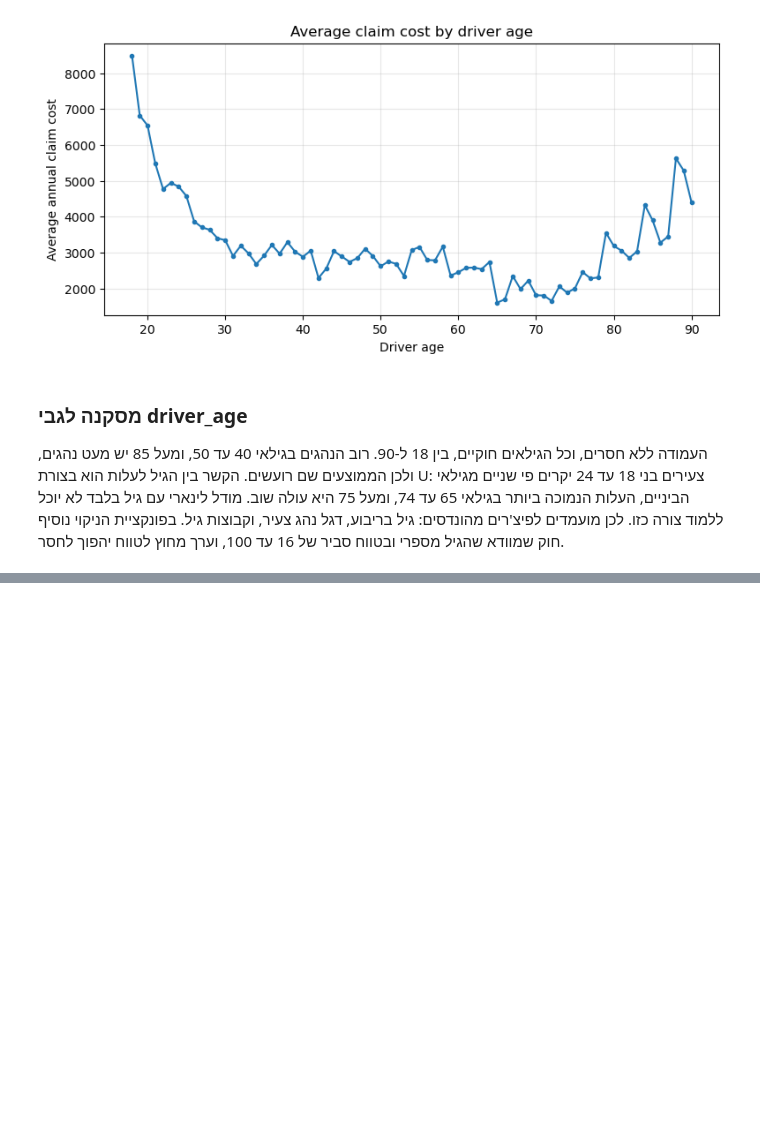
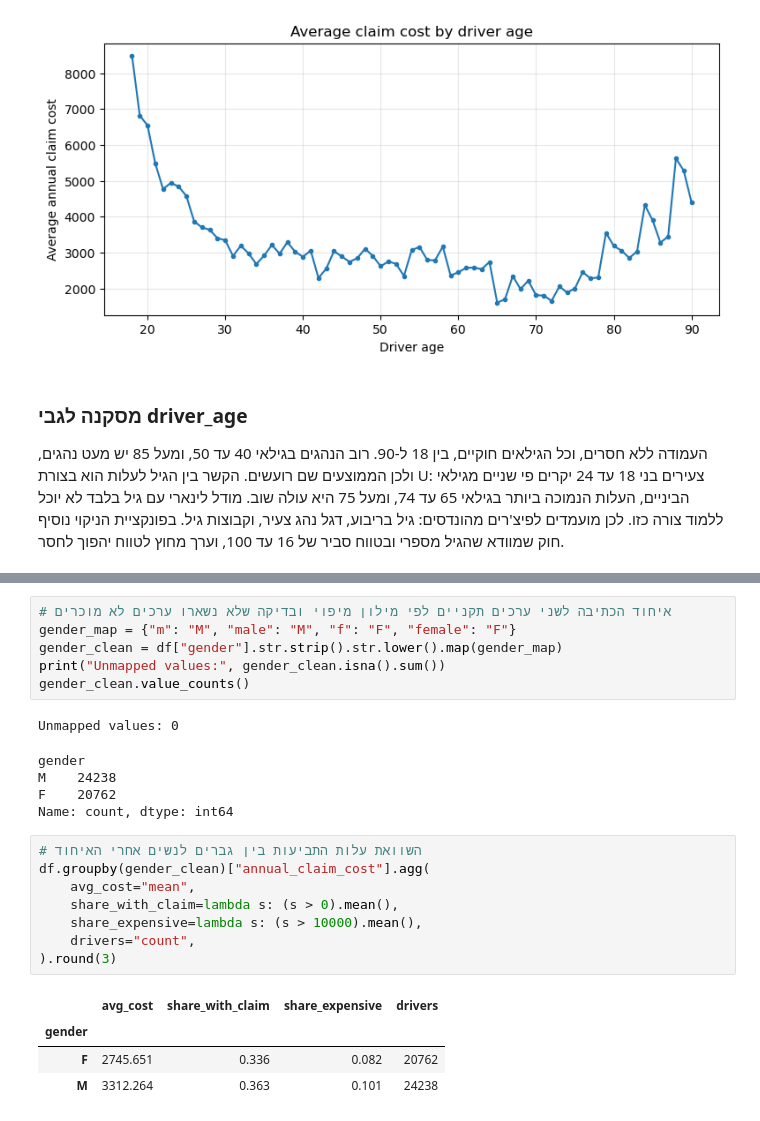
Before and after one commit to liadrimer/car-insurance-claim-prediction, a Jupyter notebook: cleaning_driver.ipynb, the cells around one changed output, grey strips where cells are left out. Cells and saved outputs as stored; diff of their text form; blank space fills up the shorter version.

Commit message:
Add files via upload
Clean and analyze gender

```diff
--- a/cleaning_driver.ipynb
+++ b/cleaning_driver.ipynb
@@ -399,0 +432,25 @@ plt.show()
+# %%
+# איחוד הכתיבה לשני ערכים תקניים לפי מילון מיפוי ובדיקה שלא נשארו ערכים לא מוכרים
+gender_map = {"m": "M", "male": "M", "f": "F", "female": "F"}
+gender_clean = df["gender"].str.strip().str.lower().map(gender_map)
+print("Unmapped values:", gender_clean.isna().sum())
+gender_clean.value_counts()
+# %% [output]
+Unmapped values: 0
+gender
+M    24238
+F    20762
+Name: count, dtype: int64
+# %%
+# השוואת עלות התביעות בין גברים לנשים אחרי האיחוד
+df.groupby(gender_clean)["annual_claim_cost"].agg(
+    avg_cost="mean",
+    share_with_claim=lambda s: (s > 0).mean(),
+    share_expensive=lambda s: (s > 10000).mean(),
+    drivers="count",
+).round(3)
+# %% [output]
+|  | avg_cost | share_with_claim | share_expensive | drivers |
+| gender |  |  |  |  |
+| F | 2745.651 | 0.336 | 0.082 | 20762 |
+| M | 3312.264 | 0.363 | 0.101 | 24238 |
```
Also changed, not shown: parts of 5 cells of this notebook.
